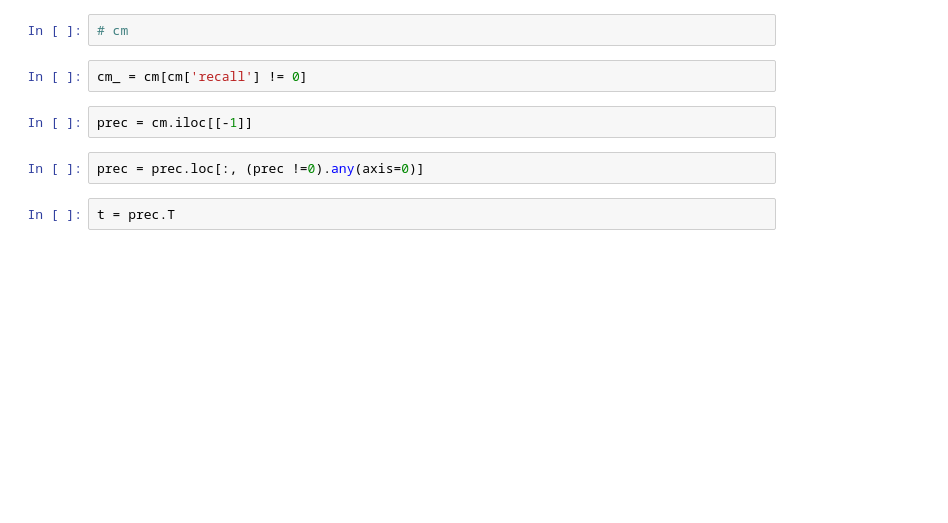
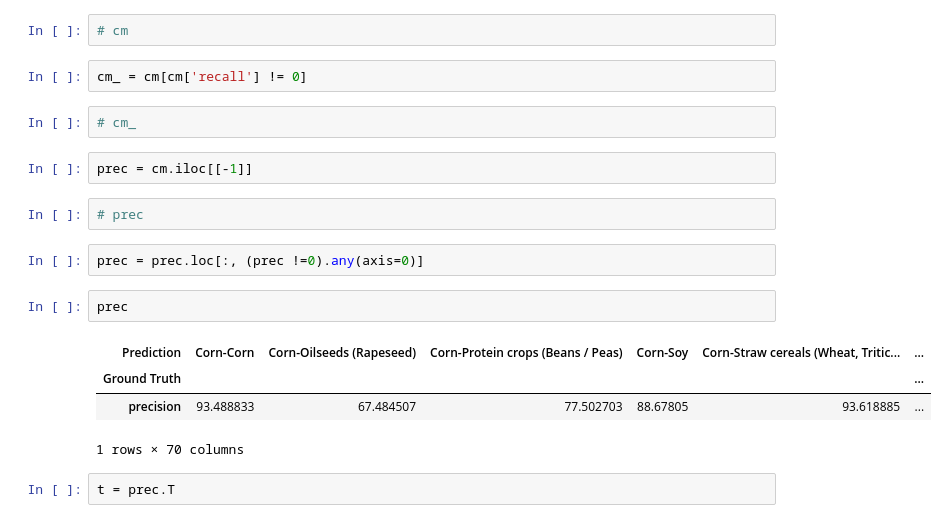
Before and after one commit to Arioluwa/DeepChange, a Jupyter notebook: change_detection/dev.ipynb, the cells around one changed output. Drawn from its saved outputs; the diff is of its cells as text; blank space fills up the shorter version.

```diff
--- a/change_detection/dev.ipynb
+++ b/change_detection/dev.ipynb
@@ -218,10 +122,21 @@ See the caveats in the documentation: https://pandas.pydata.org/pandas-docs/stab
 # cm
 # %%
 cm_ = cm[cm['recall'] != 0]
+# %%
+# cm_
 # %%
 prec = cm.iloc[[-1]]
+# %%
+# prec
 # %%
 prec = prec.loc[:, (prec !=0).any(axis=0)]
+# %%
+prec
+# %% [output]
+| Prediction | Corn-Corn | Corn-Oilseeds (Rapeseed) | Corn-Protein crops (Beans / Peas) | Corn-Soy | Corn-Straw cereals (Wheat, Tritic... | ... |
+| Ground Truth |  |  |  |  |  | ... |
+| precision | 93.488833 | 67.484507 | 77.502703 | 88.67805 | 93.618885 | ... |
+1 rows × 70 columns
 # %%
 t = prec.T
 # %%
```
Also changed, not shown: parts of 12 cells of this notebook, 4 other files.
